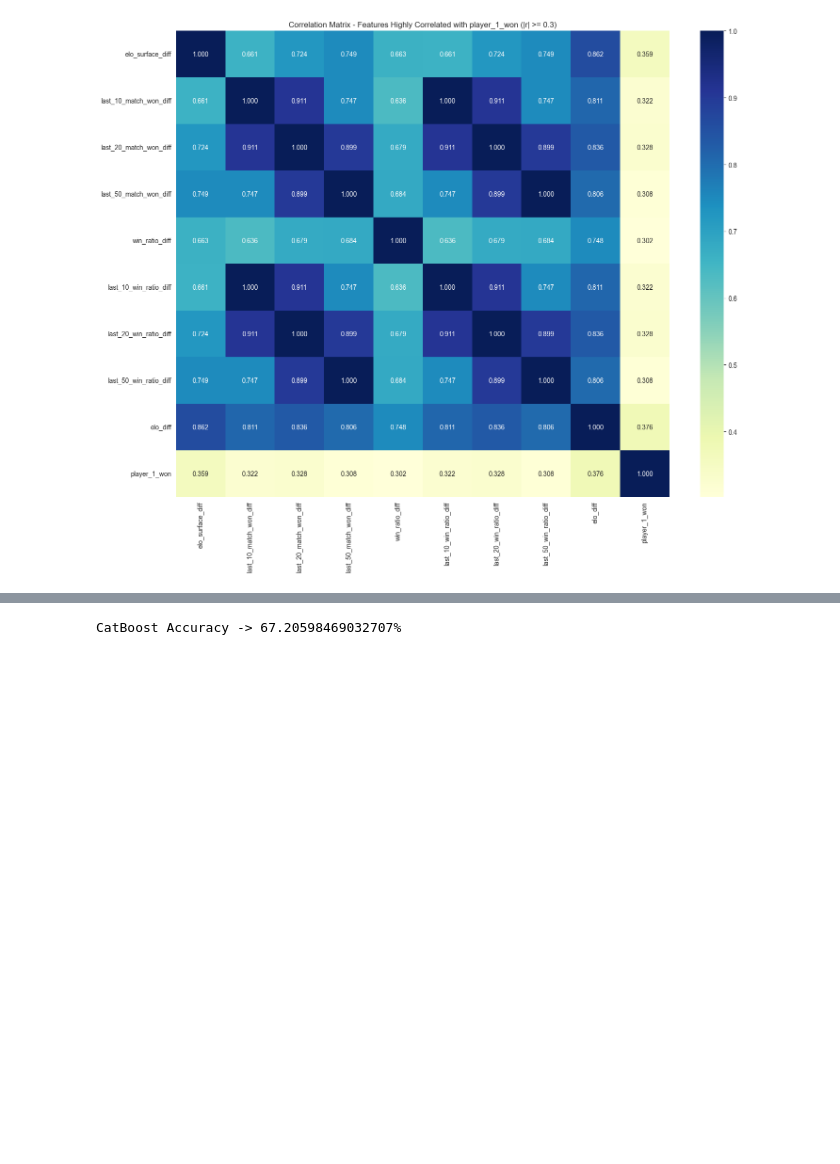
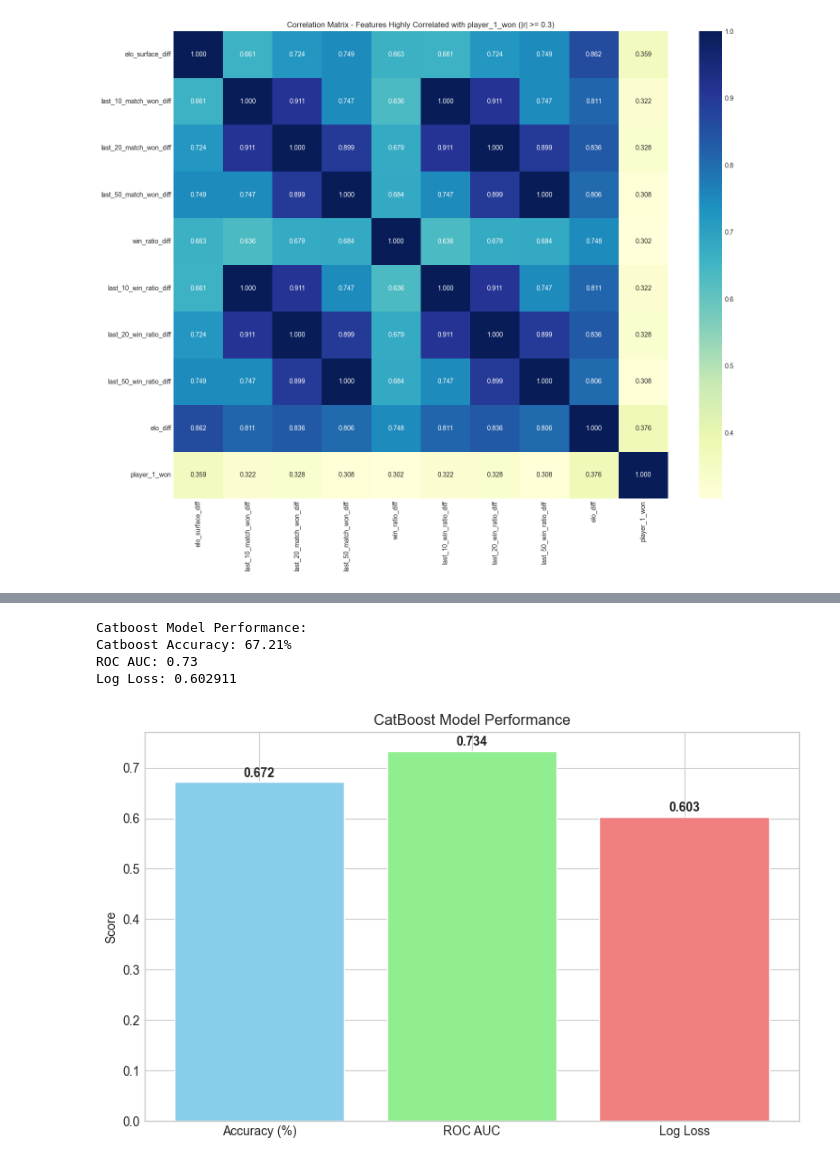
Before and after one commit to hikmatazimzade/tennis-ai, a Jupyter notebook: training/catboost.ipynb, the cells around one changed output, grey strips where cells are left out. Saved outputs shown, nothing was run; the diff lists cells and outputs as text; code cells hidden in the pictures; blank space fills up the shorter version.

```diff
--- a/training/catboost.ipynb
+++ b/training/catboost.ipynb
@@ -126,8 +126,40 @@ bestIteration = 372
 Shrink model to first 373 iterations.
 <catboost.core.CatBoostClassifier at 0x...>
 # %%
-accuracy = model.score(x_test, y_test)
-print(f"CatBoost Accuracy -> {accuracy * 100}%")
+from sklearn.metrics import accuracy_score, roc_auc_score, log_loss
+
+catboost_pred = model.predict(x_test)
+catboost_proba = model.predict_proba(x_test)[:, 1]
+
+catboost_acc = accuracy_score(y_test, catboost_pred)
+catboost_auc = roc_auc_score(y_test, catboost_proba)
+catboost_logloss = log_loss(y_test, catboost_proba)
+
+print("Catboost Model Performance:")
+print(f"Catboost Accuracy: {catboost_acc * 100:.2f}%")
+print(f"ROC AUC: {catboost_auc:.2f}")
+print(f"Log Loss: {catboost_logloss:2f}")
 # %% [output]
-CatBoost Accuracy -> 67.20598469032707%
+Catboost Model Performance:
+Catboost Accuracy: 67.21%
+ROC AUC: 0.73
+Log Loss: 0.602911
+# %%
+metrics = ['Accuracy (%)', 'ROC AUC', 'Log Loss']
+values = [catboost_acc, catboost_auc, catboost_logloss]
+
+plt.figure(figsize=(8, 5))
+bars = plt.bar(metrics, values, color=['skyblue', 'lightgreen', 'lightcoral'])
+plt.title('CatBoost Model Performance')
+plt.ylabel('Score')
+
+# Add value labels on bars
+for bar, value in zip(bars, values):
+    plt.text(bar.get_x() + bar.get_width()/2, bar.get_height() + 0.01,
+             f'{value:.3f}', ha='center', fontweight='bold')
+
+plt.tight_layout()
+plt.show()
+# %% [output]
+[figure, added]
 # %%
```
Also changed, not shown: parts of 4 cells of this notebook.
